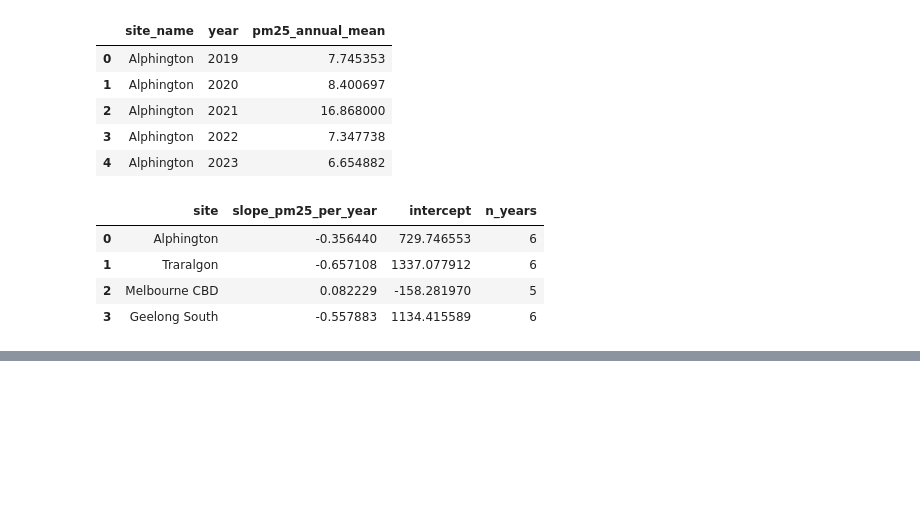
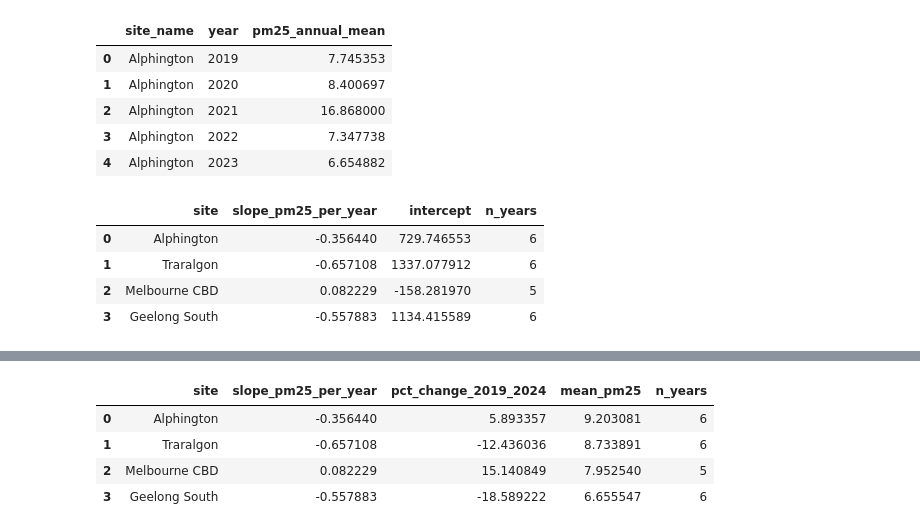
Before and after one commit to therealestchris/mel-air-norms-now, a Jupyter notebook: notebooks/data-analysis.ipynb, the cells around one changed output, grey strips where cells are left out. Cells and saved outputs as stored; diff of their text form; code cells hidden in the pictures; blank space fills up the shorter version.

```diff
--- a/notebooks/data-analysis.ipynb
+++ b/notebooks/data-analysis.ipynb
@@ -190,0 +228,27 @@ pd.DataFrame(slopes)
+# %%
+trend_table2 = []
+
+for site in usable_sites:
+    sub = annual[annual["site_name"] == site].dropna(subset=["pm25_annual_mean"])
+    y_start = sub.iloc[0]["pm25_annual_mean"]
+    y_end = sub.iloc[-1]["pm25_annual_mean"]
+    pct_change = (y_end - y_start) / y_start * 100
+
+    slope_info = trend_table.loc[trend_table["site"] == site].iloc[0]
+
+    trend_table2.append({
+        "site": site,
+        "slope_pm25_per_year": slope_info["slope_pm25_per_year"],
+        "pct_change_2019_2024": pct_change,
+        "mean_pm25": sub["pm25_annual_mean"].mean(),
+        "n_years": slope_info["n_years"],
+    })
+
+trend_summary = pd.DataFrame(trend_table2)
+trend_summary
+# %% [output]
+|  | site | slope_pm25_per_year | pct_change_2019_2024 | mean_pm25 | n_years |
+| 0 | Alphington | -0.356440 | 5.893357 | 9.203081 | 6 |
+| 1 | Traralgon | -0.657108 | -12.436036 | 8.733891 | 6 |
+| 2 | Melbourne CBD | 0.082229 | 15.140849 | 7.952540 | 5 |
+| 3 | Geelong South | -0.557883 | -18.589222 | 6.655547 | 6 |
```
Also changed, not shown: parts of 6 cells of this notebook.
